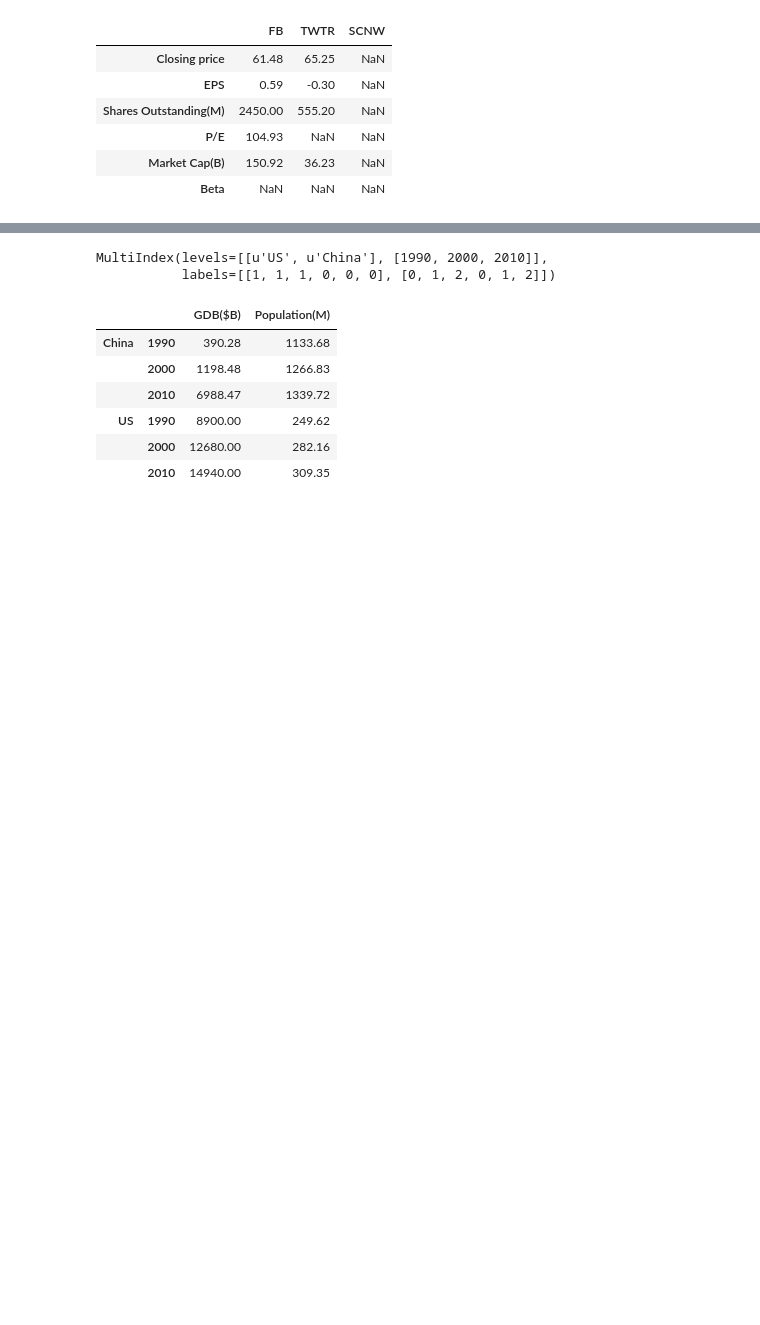
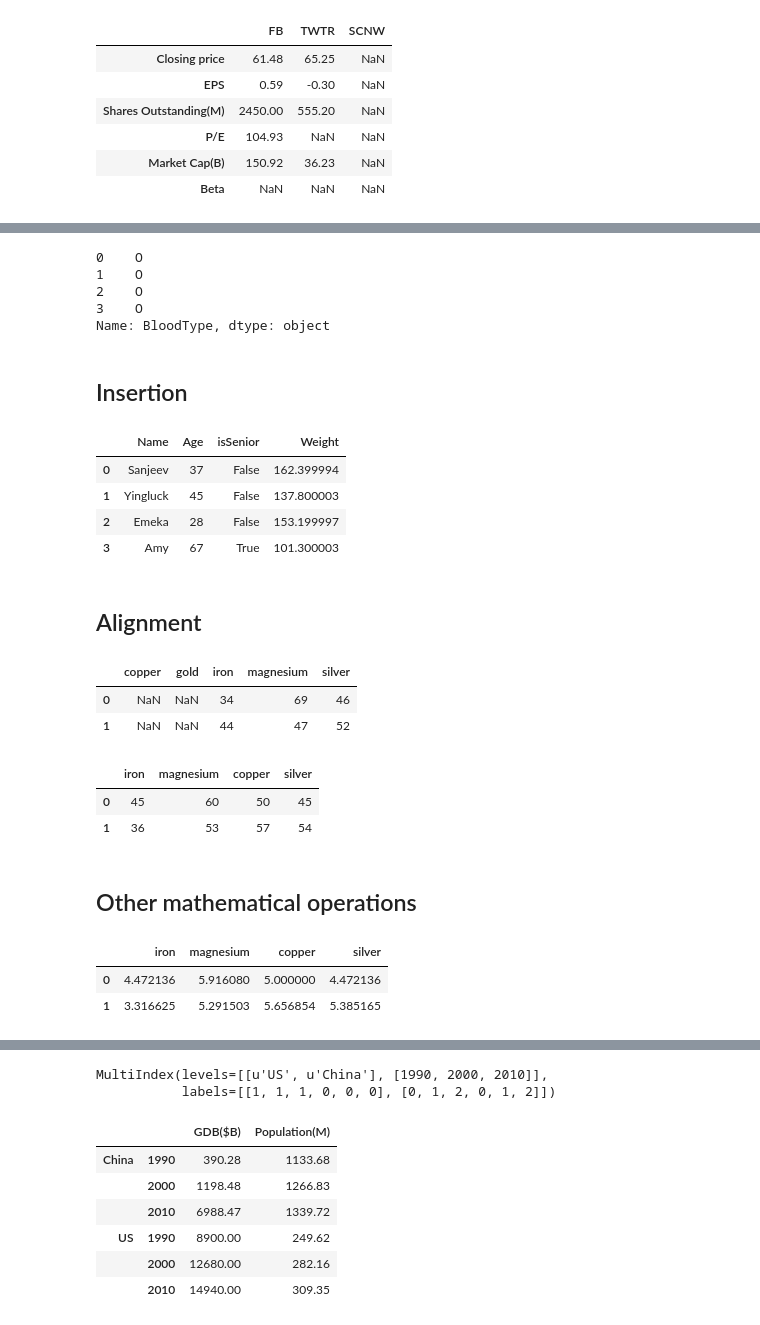
Before and after one commit to femibyte/mastering_pandas, a Jupyter notebook: MasteringPandas-chap3_DataStructures.ipynb, the cells around one changed output, grey strips where cells are left out. Drawn from its saved outputs; the diff is of its cells as text; code cells hidden in the pictures; blank space fills up the shorter version.

```diff
--- a/MasteringPandas-chap3_DataStructures.ipynb
+++ b/MasteringPandas-chap3_DataStructures.ipynb
@@ -1029,0 +1097,51 @@ dtype: int64
+# %%
+memberDF['BloodType']='O'
+bloodType=memberDF.pop('BloodType'); bloodType
+# %% [output]
+0    O
+1    O
+2    O
+3    O
+Name: BloodType, dtype: object
+# %% [markdown]
+<h2>Insertion</h2>
+# %%
+memberDF.insert(2,'isSenior',memberDF['Age']>60);
+memberDF
+# %% [output]
+|  | Name | Age | isSenior | Weight |
+| 0 | Sanjeev | 37 | False | 162.399994 |
+| 1 | Yingluck | 45 | False | 137.800003 |
+| 2 | Emeka | 28 | False | 153.199997 |
+| 3 | Amy | 67 | True | 101.300003 |
+# %% [markdown]
+<h2>Alignment</h2>
+# %%
+ore1DF=pd.DataFrame(np.array([[20,35,25,20],
+                              [11,28,32,29]]),
+                    columns=['iron','magnesium',
+                             'copper','silver'])
+ore2DF=pd.DataFrame(np.array([[14,34,26,26],
+                              [33,19,25,23]]),
+                    columns=['iron','magnesium',
+                            'gold','silver'])
+ore1DF+ore2DF
+# %% [output]
+|  | copper | gold | iron | magnesium | silver |
+| 0 | NaN | NaN | 34 | 69 | 46 |
+| 1 | NaN | NaN | 44 | 47 | 52 |
+# %%
+ore1DF + pd.Series([25,25,25,25],
+index=['iron','magnesium','copper','silver'])
+# %% [output]
+|  | iron | magnesium | copper | silver |
+| 0 | 45 | 60 | 50 | 45 |
+| 1 | 36 | 53 | 57 | 54 |
+# %% [markdown]
+<h2>Other mathematical operations</h2>
+# %%
+np.sqrt(ore1DF)
+# %% [output]
+|  | iron | magnesium | copper | silver |
+| 0 | 4.472136 | 5.916080 | 5.000000 | 4.472136 |
+| 1 | 3.316625 | 5.291503 | 5.656854 | 5.385165 |
```
Also changed, not shown: parts of 102 cells of this notebook.
